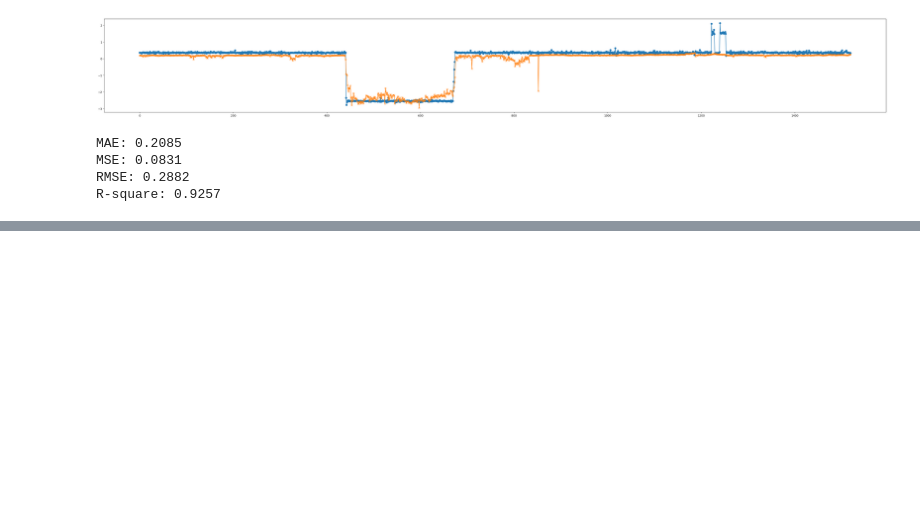
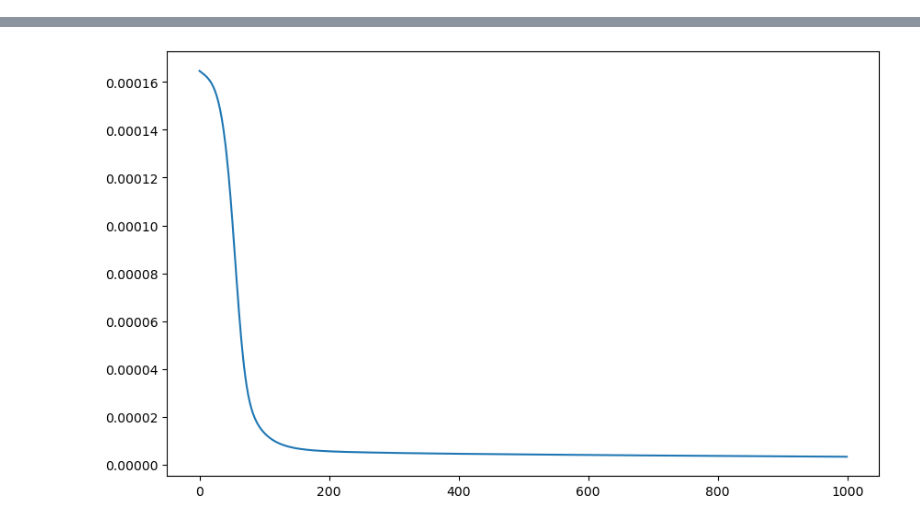
Before and after one commit to Tibboh17/Python, a Jupyter notebook: ML/MLP/MLP-with-Numpy.ipynb, the cells around one changed output, grey strips where cells are left out. Drawn from its saved outputs; the diff is of its cells as text; code cells hidden in the pictures; blank space fills up the shorter version.

```diff
--- a/ML/MLP/MLP-with-Numpy.ipynb
+++ b/ML/MLP/MLP-with-Numpy.ipynb
@@ -101,9 +123,4 @@ mlp_model = MLP(
     input_dimension=input_dimension,
     hidden_dimension=hidden_dimension,
     output_dimension=output_dimension,
-    learning_rate=0.001)
-loss_list, y_pred_train = mlp_model.train(x_train, y_train, epochs=1000)
-
-plt.figure(figsize=(10, 6))
-plt.plot(loss_list)
-plt.show()
+    )
@@ -122,37 +127,7 @@ Epoch 1000, Loss: 0.07798528752735404
-# %%
-test_data_sorted = test_data.sort_values(by='Origin').reset_index(drop=True)
-
-x_test_sorted, y_test_sorted = test_data_sorted.drop(columns=['No.', 'A1', 'Origin'], axis=1), test_data_sorted['A1']
-x_test_sorted = standarize(x_test_sorted, x_train_mean, x_train_std).to_numpy()
-y_test_sorted = standarize(y_test_sorted, y_train_mean, y_train_std).to_numpy().reshape(-1, 1)
-
-# x_test_sorted = min_max(x_test_sorted).to_numpy()
-# y_test_sorted = min_max(y_test_sorted).to_numpy().reshape(-1, 1)
-
-y_test_pred = mlp_model.evaluate(x_test_sorted, y_test_sorted)
-
-plt.figure(figsize=(50, 6))
-plt.plot(y_test_sorted, marker="o")
-plt.plot(y_test_pred, marker="x")
-plt.show()
-# %% [output]
-[figure, removed]
-# %%
-def evaluate_metrics(y_true, y_pred):
-    mae = np.mean(np.abs(y_true - y_pred))
-    mse_value = mse(y_true, y_pred)
-    rmse = np.sqrt(mse_value)
-    ss_total = np.sum((y_true - np.mean(y_true)) ** 2)
-    ss_residual = np.sum((y_true - y_pred) ** 2)
-    r_square = 1 - (ss_residual / ss_total)
-    print(f"MAE: {mae:.4f}")
-    print(f"MSE: {mse_value:.4f}")
-    print(f"RMSE: {rmse:.4f}")
-    print(f"R-square: {r_square:.4f}")
-
-evaluate_metrics(y_test_sorted, y_test_pred)
-# %% [output]
-MAE: 0.2085
-MSE: 0.0831
-RMSE: 0.2882
-R-square: 0.9257
+# %%
+loss_list = mlp_model.train(x_train, y_train, epochs=1000, learning_rate=0.01)
+
+plt.figure(figsize=(10, 6))
+plt.plot(loss_list)
+plt.show()
+# %% [output]
@@ -158,0 +144 @@ R-square: 0.9257
+[figure, added]
```
Also changed, not shown: parts of 7 cells of this notebook.
